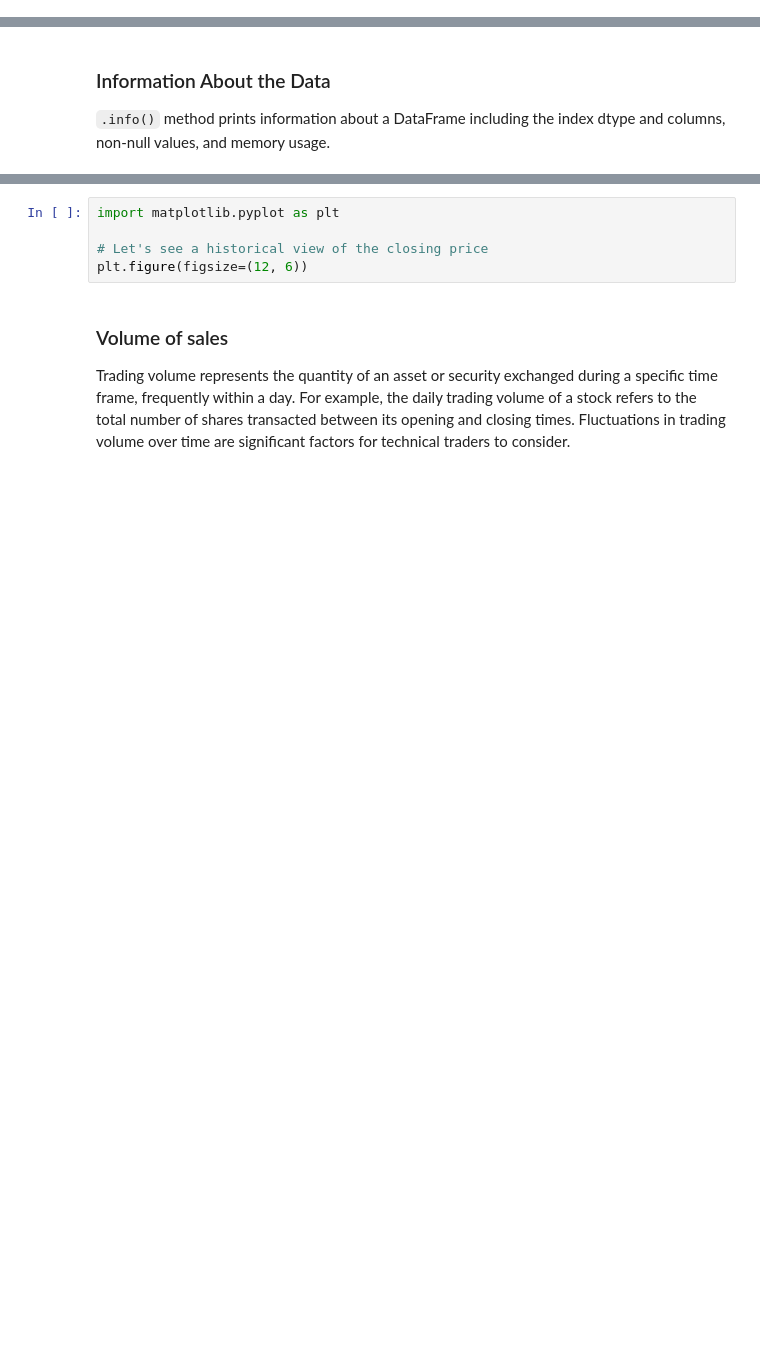
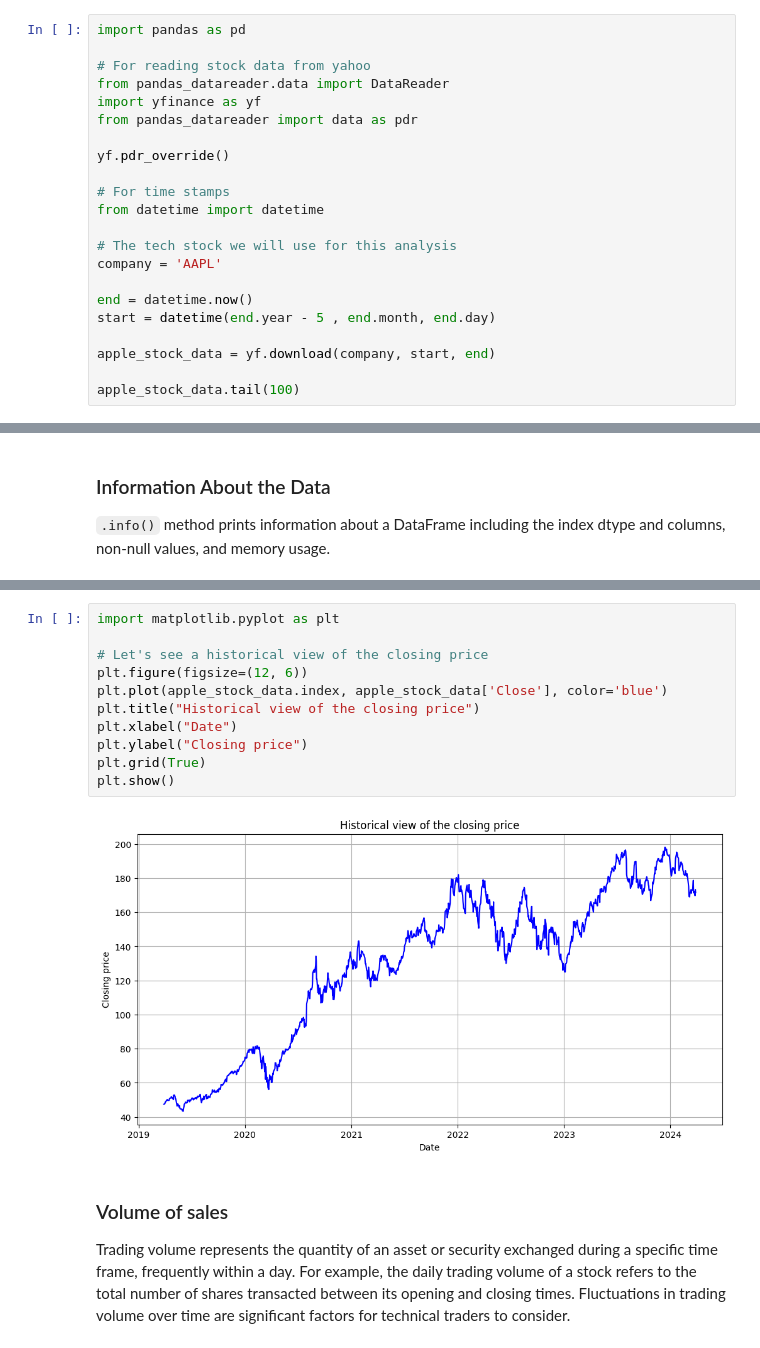
Before and after one commit to dgabel01/PSU_Labovi, a Jupyter notebook: lab2.2.ipynb, the cells around one changed output, grey strips where cells are left out. Saved outputs shown, nothing was run; the diff lists cells and outputs as text; blank space fills up the shorter version.

```diff
--- a/lab2.2.ipynb
+++ b/lab2.2.ipynb
@@ -42,2 +46,24 @@ apple_stock_data.tail(10)
 # %% [markdown]
 Play with code by running it, and experiment with different stock tickers and date ranges.
+# %%
+import pandas as pd
+
+# For reading stock data from yahoo
+from pandas_datareader.data import DataReader
+import yfinance as yf
+from pandas_datareader import data as pdr
+
+yf.pdr_override()
+
+# For time stamps
+from datetime import datetime
+
+# The tech stock we will use for this analysis
+company = 'AAPL'
+
+end = datetime.now()
+start = datetime(end.year - 5 , end.month, end.day)
+
+apple_stock_data = yf.download(company, start, end)
+
+apple_stock_data.tail(100)
@@ -70,8 +161,16 @@ print("Standard deviation of closing price:", std_close_price)
 # %%
 import matplotlib.pyplot as plt
 
 # Let's see a historical view of the closing price
 plt.figure(figsize=(12, 6))
+plt.plot(apple_stock_data.index, apple_stock_data['Close'], color='blue')
+plt.title("Historical view of the closing price")
+plt.xlabel("Date")
+plt.ylabel("Closing price")
+plt.grid(True)
+plt.show()
+# %% [output]
+[figure, added]
 # %% [markdown]
 ### Volume of sales
 
```
Also changed, not shown: parts of 21 cells of this notebook.
